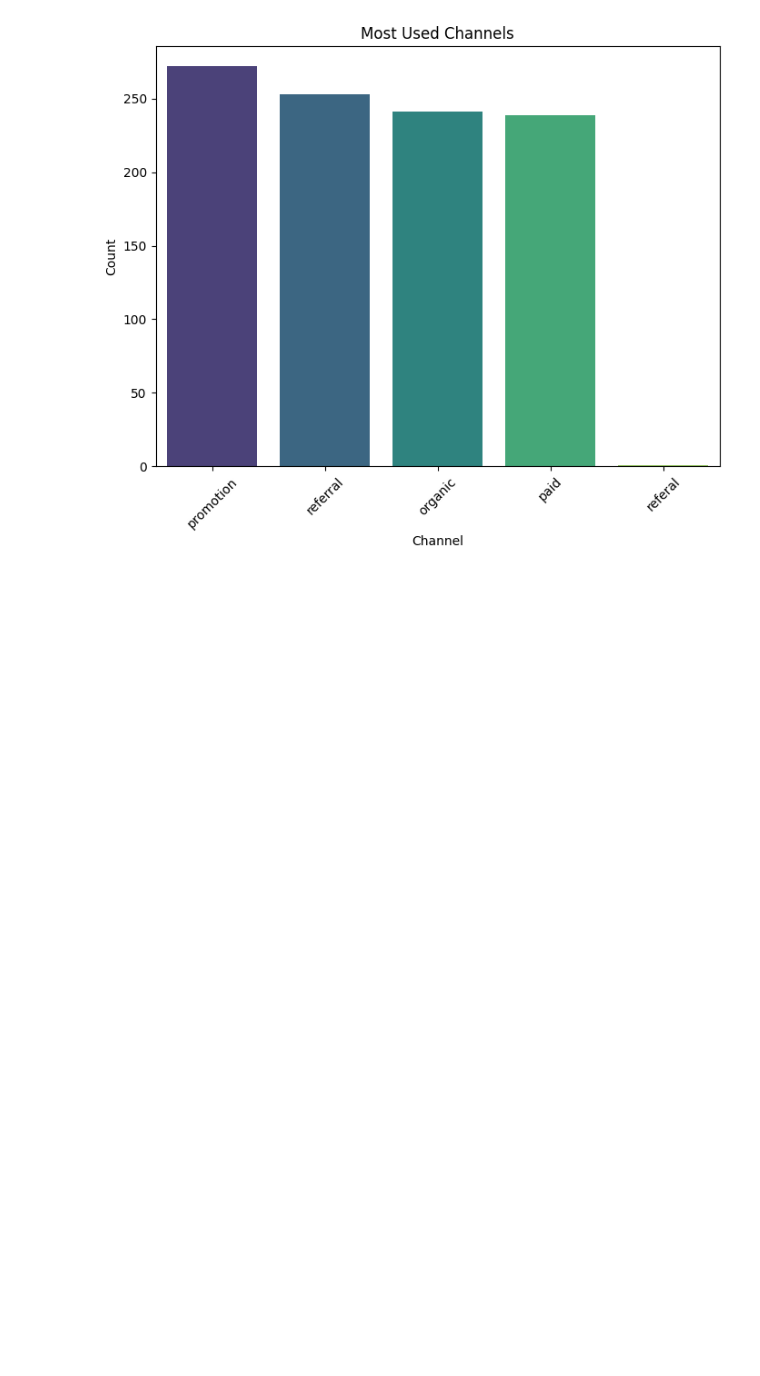
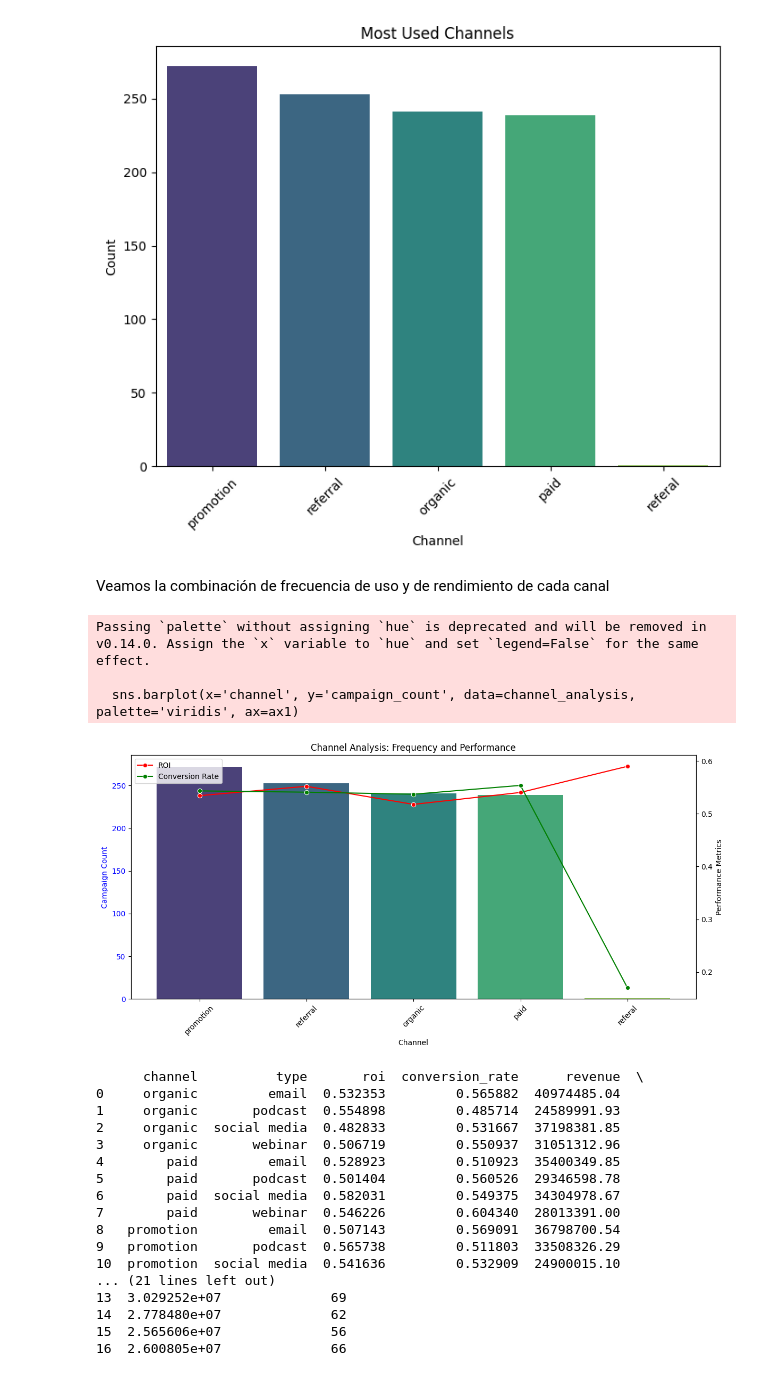
Before and after one commit to David-Gabriel07/Desafio-de-Marketing, a Jupyter notebook: notebooks/eda.ipynb, the cells around one changed output. Drawn from its saved outputs; the diff is of its cells as text; code cells hidden in the pictures; blank space fills up the shorter version.

```diff
--- a/notebooks/eda.ipynb
+++ b/notebooks/eda.ipynb
@@ -32,3 +32,74 @@ Passing `palette` without assigning `hue` is deprecated and will be removed in v
 
   sns.barplot(x=channel_counts.index, y=channel_counts.values, palette='viridis')
 [figure]
+# %% [markdown]
+Veamos la combinación de frecuencia de uso y de rendimiento de cada canal
+# %%
+# Group by channel and calculate metrics
+channel_analysis = df.groupby('channel').agg({
+    'roi': 'mean',
+    'conversion_rate': 'mean',
+    'revenue': 'sum',
+    'net_profit': 'sum',
+    'campaign_name': 'count'
+}).rename(columns={'campaign_name': 'campaign_count'}).reset_index()
+
+# Sort by campaign count for frequency
+channel_analysis = channel_analysis.sort_values(by='campaign_count', ascending=False)
+
+# Plot frequency and performance metrics
+fig, ax1 = plt.subplots(figsize=(12, 6))
+
+# Bar plot for frequency
+sns.barplot(x='channel', y='campaign_count', data=channel_analysis, palette='viridis', ax=ax1)
+ax1.set_ylabel('Campaign Count', color='blue')
+ax1.set_xlabel('Channel')
+ax1.set_title('Channel Analysis: Frequency and Performance')
+ax1.tick_params(axis='y', labelcolor='blue')
+ax1.set_xticklabels(ax1.get_xticklabels(), rotation=45)
+
+# Line plot for ROI and conversion rate
+ax2 = ax1.twinx()
+sns.lineplot(x='channel', y='roi', data=channel_analysis, marker='o', color='red', label='ROI', ax=ax2)
+sns.lineplot(x='channel', y='conversion_rate', data=channel_analysis, marker='o', color='green', label='Conversion Rate', ax=ax2)
+ax2.set_ylabel('Performance Metrics', color='black')
+ax2.tick_params(axis='y', labelcolor='black')
+
+# Add legend
+ax2.legend(loc='upper left')
+
+plt.tight_layout()
+plt.show()
+
+# Segment analysis by campaign type or audience
+segment_analysis = df.groupby(['channel', 'type']).agg({
+    'roi': 'mean',
+    'conversion_rate': 'mean',
+    'revenue': 'sum',
+    'net_profit': 'sum',
+    'campaign_name': 'count'
+}).rename(columns={'campaign_name': 'campaign_count'}).reset_index()
+
+print(segment_analysis)
+# %% [output]
+Passing `palette` without assigning `hue` is deprecated and will be removed in v0.14.0. Assign the `x` variable to `hue` and set `legend=False` for the same effect.
+
+  sns.barplot(x='channel', y='campaign_count', data=channel_analysis, palette='viridis', ax=ax1)
+[figure, added]
+      channel          type       roi  conversion_rate      revenue  \
+0     organic         email  0.532353         0.565882  40974485.04
+1     organic       podcast  0.554898         0.485714  24589991.93
+2     organic  social media  0.482833         0.531667  37198381.85
+3     organic       webinar  0.506719         0.550937  31051312.96
+4        paid         email  0.528923         0.510923  35400349.85
+5        paid       podcast  0.501404         0.560526  29346598.78
+6        paid  social media  0.582031         0.549375  34304978.67
+7        paid       webinar  0.546226         0.604340  28013391.00
+8   promotion         email  0.507143         0.569091  36798700.54
+9   promotion       podcast  0.565738         0.511803  33508326.29
+10  promotion  social media  0.541636         0.532909  24900015.10
+... (21 lines left out)
+13  3.029252e+07              69
+14  2.778480e+07              62
+15  2.565606e+07              56
+16  2.600805e+07              66
```
